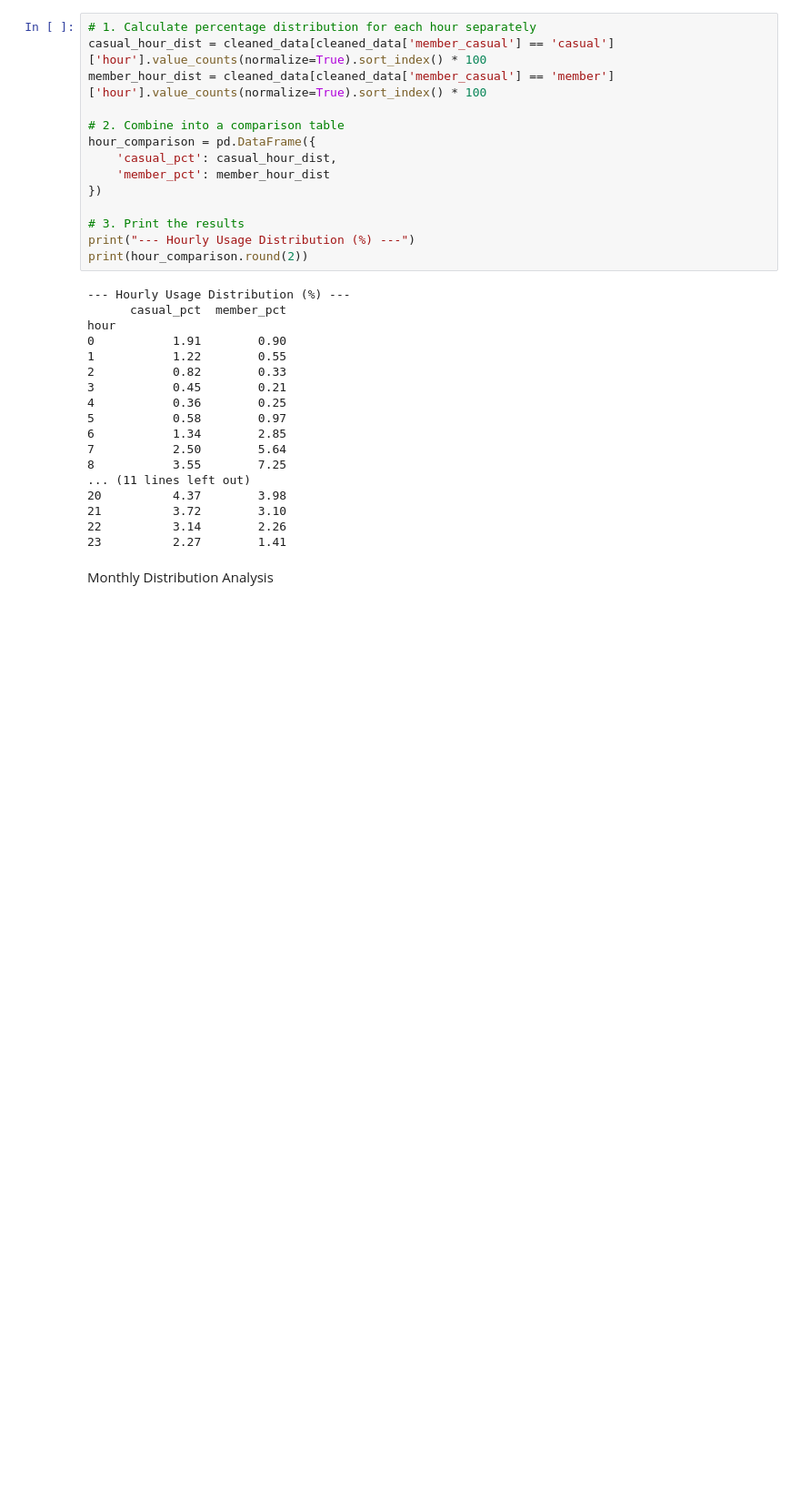
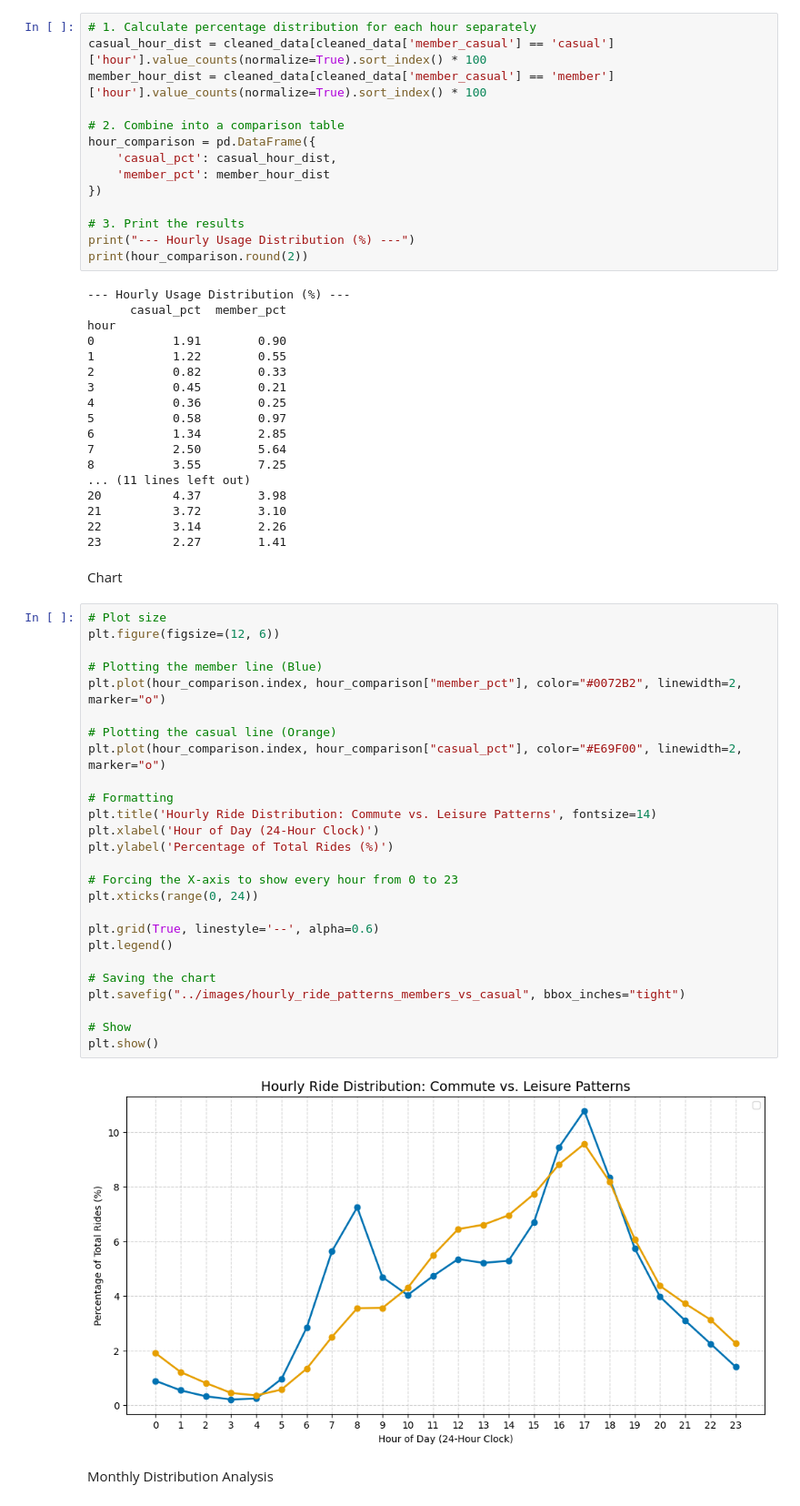
Before and after one commit to Fareed04/Case_Study__Cyclistic_bike_share_analysis, a Jupyter notebook: notebooks/experiments.ipynb, the cells around one changed output. Shown at 91% size. Saved outputs shown, nothing was run; the diff lists cells and outputs as text; blank space fills up the shorter version.

Commit message:
feat: add hourly ride distribution line chart for casual vs member riders

```diff
--- a/notebooks/experiments.ipynb
+++ b/notebooks/experiments.ipynb
@@ -463,6 +463,36 @@ hour
 21          3.72        3.10
 22          3.14        2.26
 23          2.27        1.41
+# %% [markdown]
+Chart
+# %%
+# Plot size
+plt.figure(figsize=(12, 6))
+
+# Plotting the member line (Blue)
+plt.plot(hour_comparison.index, hour_comparison["member_pct"], color="#0072B2", linewidth=2, marker="o")
+
+# Plotting the casual line (Orange)
+plt.plot(hour_comparison.index, hour_comparison["casual_pct"], color="#E69F00", linewidth=2, marker="o")
+
+# Formatting
+plt.title('Hourly Ride Distribution: Commute vs. Leisure Patterns', fontsize=14)
+plt.xlabel('Hour of Day (24-Hour Clock)')
+plt.ylabel('Percentage of Total Rides (%)')
+
+# Forcing the X-axis to show every hour from 0 to 23
+plt.xticks(range(0, 24))
+
+plt.grid(True, linestyle='--', alpha=0.6)
+plt.legend()
+
+# Saving the chart
+plt.savefig("../images/hourly_ride_patterns_members_vs_casual", bbox_inches="tight")
+
+# Show
+plt.show()
+# %% [output]
+[figure, added]
 # %% [markdown]
 Monthly Distribution Analysis
 # %%
```
Also changed, not shown: 1 other file.
